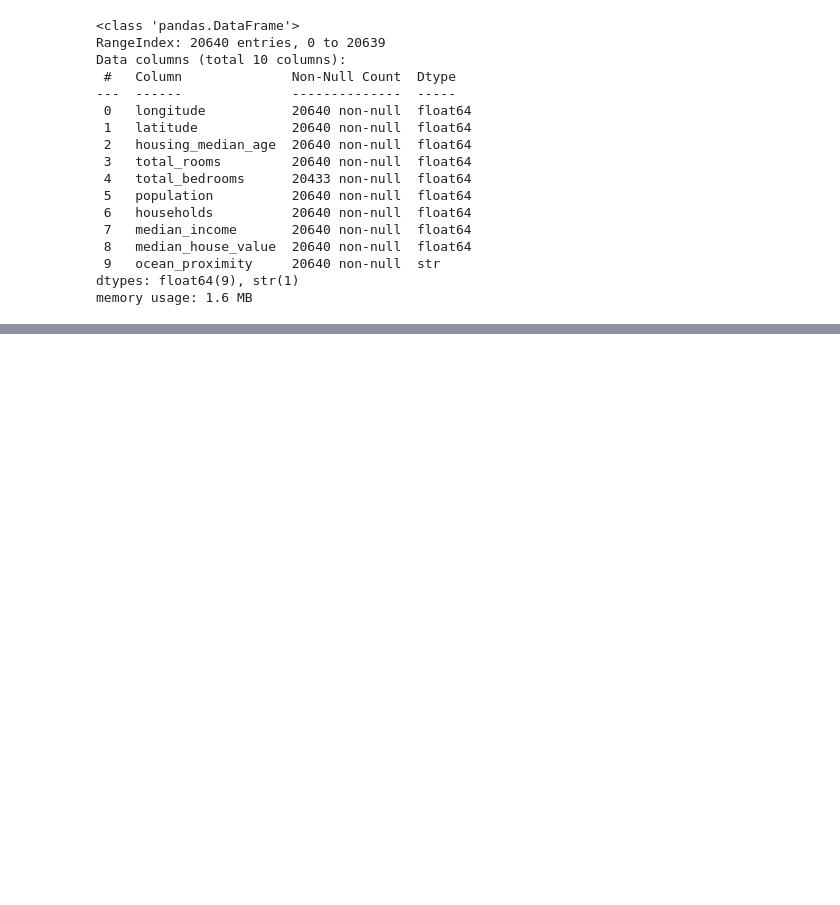
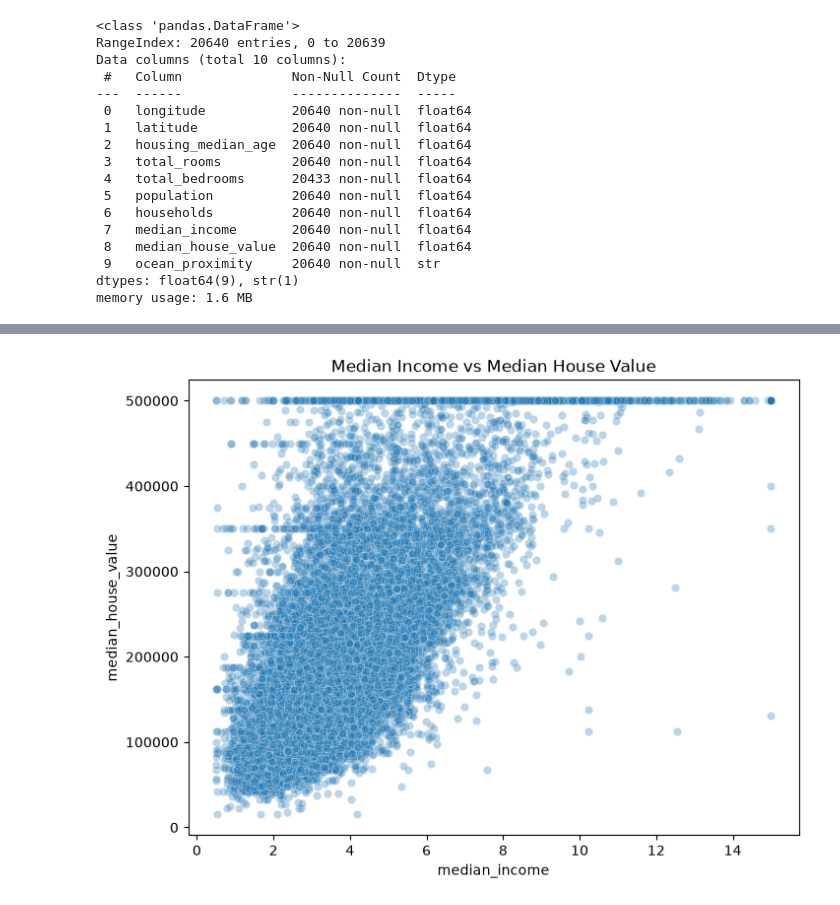
Before and after one commit to aimen-xi/House-price-machine-learning-model, a Jupyter notebook: notebooks/house_price_prediction.ipynb, the cells around one changed output, grey strips where cells are left out. Drawn from its saved outputs; the diff is of its cells as text; code cells hidden in the pictures; blank space fills up the shorter version.

Commit message:
Perform initial exploratory data analysis

```diff
--- a/notebooks/house_price_prediction.ipynb
+++ b/notebooks/house_price_prediction.ipynb
@@ -74,0 +96,15 @@ housing.describe()
+# %%
+#strong relationship that the correlation value (0.688) is describing.
+plt.figure(figsize=(8, 6))
+
+sns.scatterplot(
+    data=housing,
+    x="median_income",
+    y="median_house_value",
+    alpha=0.3
+)
+
+plt.title("Median Income vs Median House Value")
+plt.show()
+# %% [output]
+[figure, added]
```
Also changed, not shown: parts of 2 cells of this notebook.
